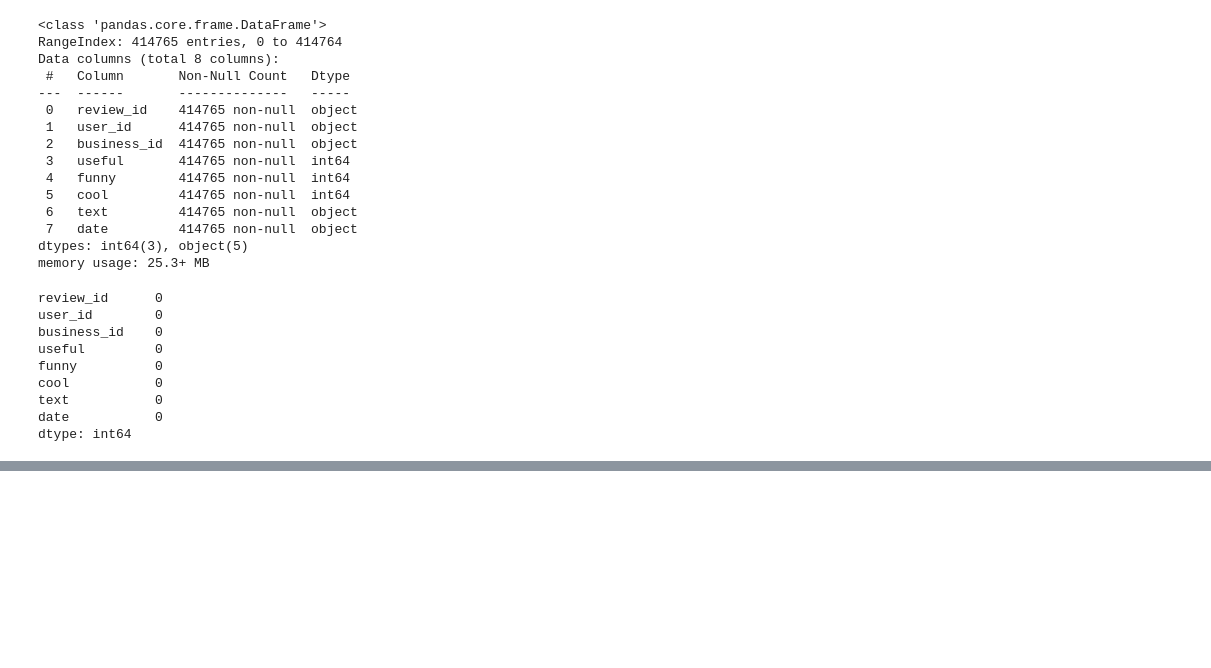
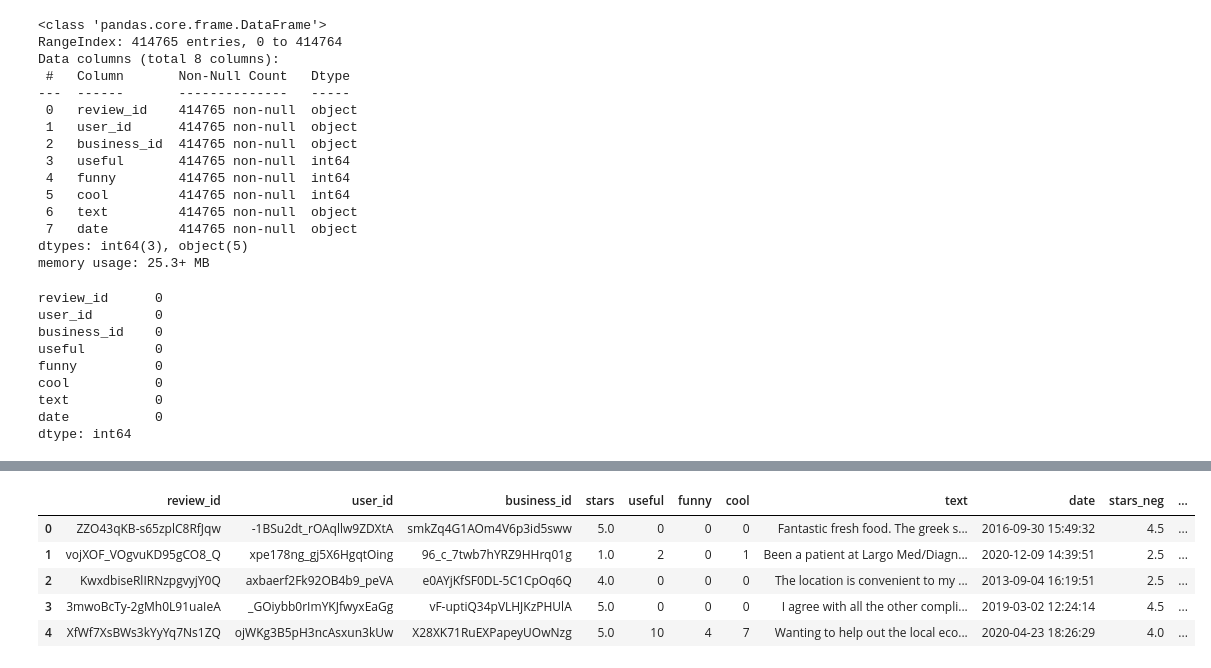
Before and after one commit to agmota11/RECSYS, a Jupyter notebook: Practica 2/src/Exploracion.ipynb, the cells around one changed output, grey strips where cells are left out. Cells and saved outputs as stored; diff of their text form; code cells hidden in the pictures; blank space fills up the shorter version.

```diff
--- a/Practica 2/src/Exploracion.ipynb
+++ b/Practica 2/src/Exploracion.ipynb
@@ -541,0 +556,26 @@ train.head()
+# %%
+# Renombrar columnas de new_negocios, excepto 'business_id'
+new_negocios_renamed = new_negocios.rename(
+    columns={col: col + "_neg" for col in new_negocios.columns if col != "business_id"}
+)
+
+# # Renombrar columnas de new_usuarios, excepto 'user_id'
+# new_usuarios_renamed = new_usuarios.rename(
+#     columns={col: col + "_user" for col in new_usuarios.columns if col != "user_id"}
+# )
+
+# Unir las reseñas con la información de negocios
+df_merged = train_reviews.merge(new_negocios_renamed, on="business_id", how="left")
+
+# # Unir la información del usuario
+# df_merged = df_merged.merge(new_usuarios_renamed, on="user_id", how="left")
+
+# Verificar las primeras filas del dataframe resultante
+df_merged.head()
+# %% [output]
+|  | review_id | user_id | business_id | stars | useful | funny | cool | text | date | stars_neg | ... |
+| 0 | ZZO43qKB-s65zplC8RfJqw | -1BSu2dt_rOAqllw9ZDXtA | smkZq4G1AOm4V6p3id5sww | 5.0 | 0 | 0 | 0 | Fantastic fresh food. The greek s... | 2016-09-30 15:49:32 | 4.5 | ... |
+| 1 | vojXOF_VOgvuKD95gCO8_Q | xpe178ng_gj5X6HgqtOing | 96_c_7twb7hYRZ9HHrq01g | 1.0 | 2 | 0 | 1 | Been a patient at Largo Med/Diagn... | 2020-12-09 14:39:51 | 2.5 | ... |
+| 2 | KwxdbiseRlIRNzpgvyjY0Q | axbaerf2Fk92OB4b9_peVA | e0AYjKfSF0DL-5C1CpOq6Q | 4.0 | 0 | 0 | 0 | The location is convenient to my ... | 2013-09-04 16:19:51 | 2.5 | ... |
+| 3 | 3mwoBcTy-2gMh0L91uaIeA | _GOiybb0rImYKJfwyxEaGg | vF-uptiQ34pVLHJKzPHUlA | 5.0 | 0 | 0 | 0 | I agree with all the other compli... | 2019-03-02 12:24:14 | 4.5 | ... |
+| 4 | XfWf7XsBWs3kYyYq7Ns1ZQ | ojWKg3B5pH3ncAsxun3kUw | X28XK71RuEXPapeyUOwNzg | 5.0 | 10 | 4 | 7 | Wanting to help out the local eco... | 2020-04-23 18:26:29 | 4.0 | ... |
```
Also changed, not shown: parts of 41 cells of this notebook, 4 other files.
